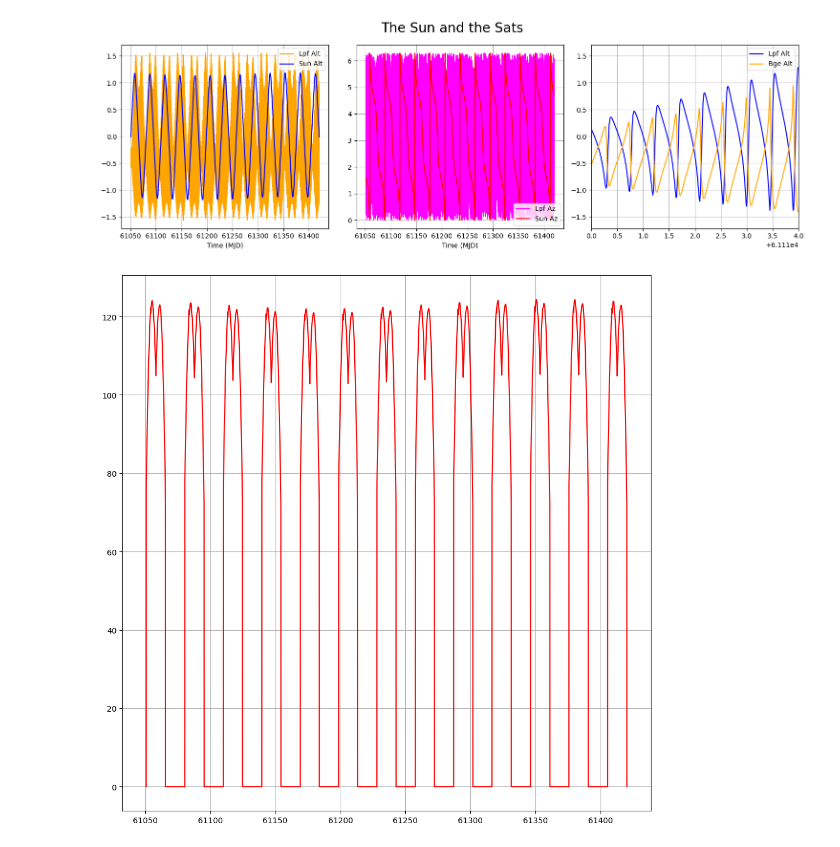
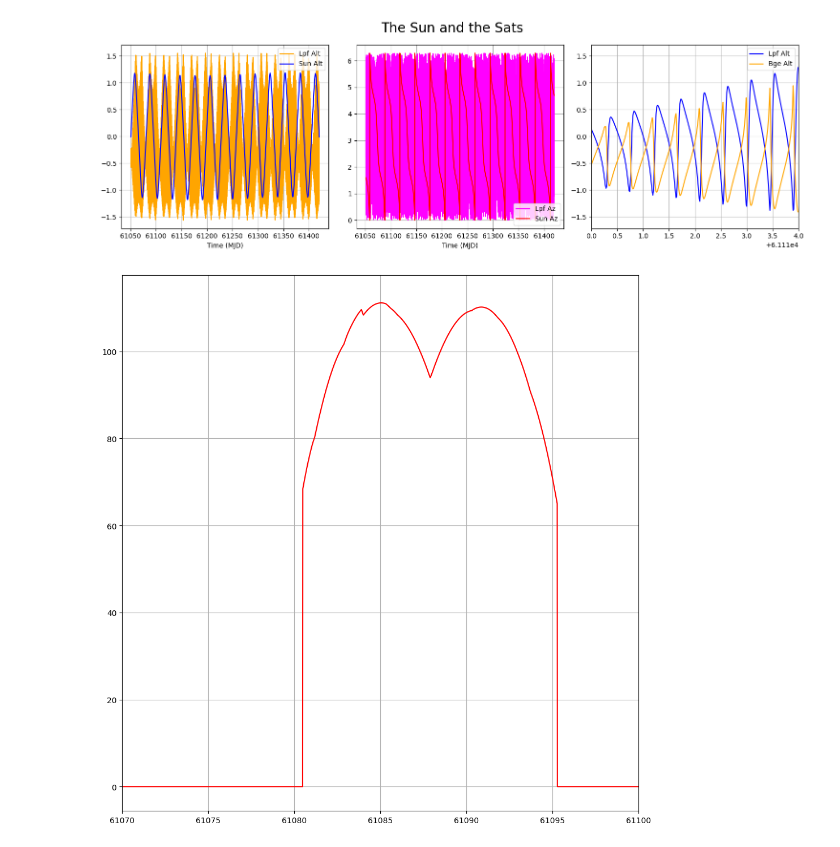
Before and after one commit to lusee-night/opsim, a Jupyter notebook: notebooks/opsim.ipynb, the cells around one changed output. Cells and saved outputs as stored; diff of their text form; code cells hidden in the pictures.

```diff
--- a/notebooks/opsim.ipynb
+++ b/notebooks/opsim.ipynb
@@ -45,7 +45,7 @@ devices     = "../config/devices.yml"
 comtable = None
 
 initial_time=2
-until=4000
+until=4600
 #2780
 
 smltr = Simulator(orbitals, modes, devices, comtable, initial_time=initial_time, until=until, verbose=True)
@@ -223,13 +226,14 @@ p3.set_xlim(61110,61114)
 # %%
 # OPTIONAL
 
 
 plt.rcParams["figure.figsize"] = [10., 10.]
 # plt.rcParams["figure.autolayout"] = True
 
 ax=plt.subplot()
 
 ax.plot(mySun.mjd, smltr.controller.power,  color="red",    label="Panel power*100")
+plt.xlim(61070, 61100)
 ax.grid(True)
 # %% [output]
-[figure, old version]
+[figure, new version]
```
Also changed, not shown: parts of 4 cells of this notebook, 5 other files.
